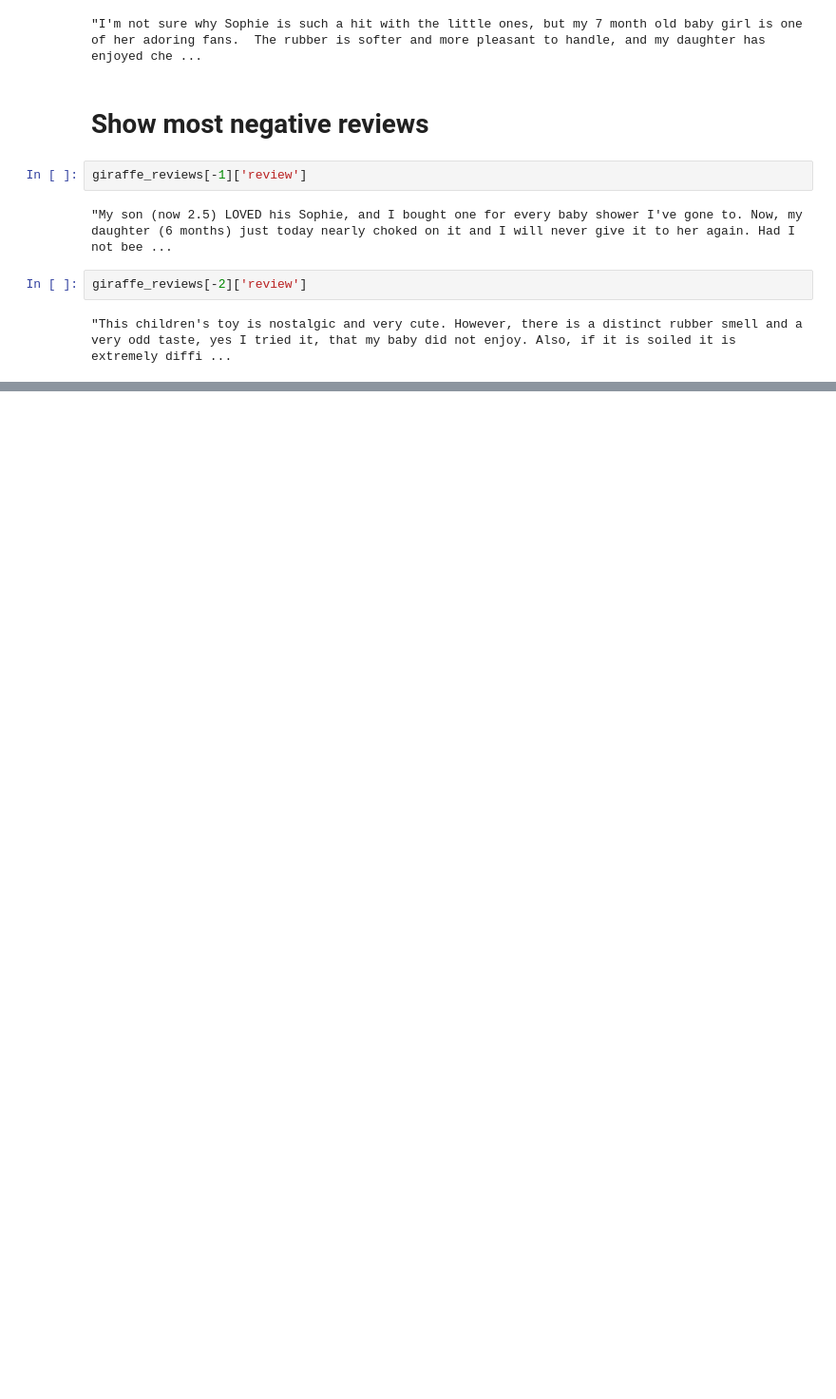
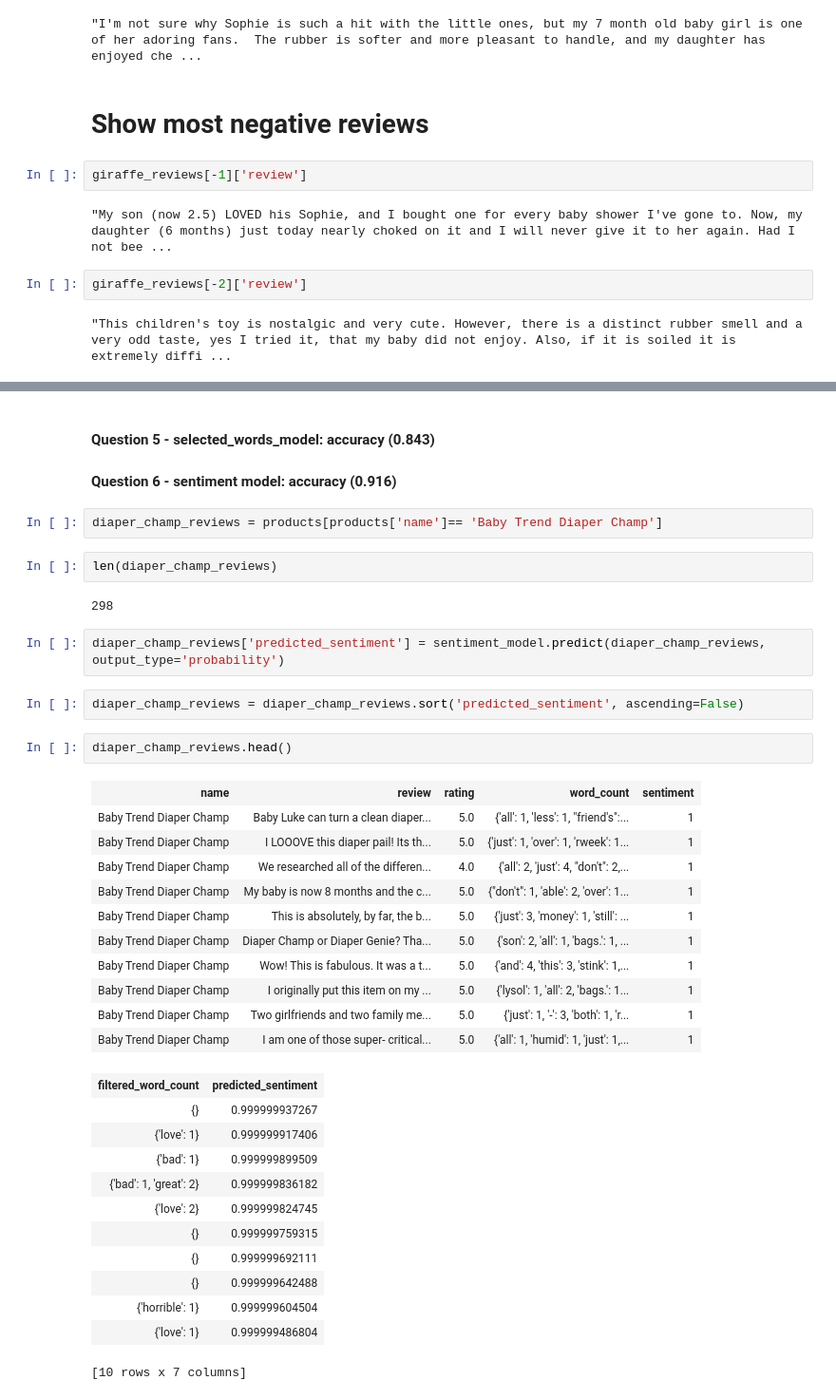
Before and after one commit to Collumbus/Machine_Learning_UW, a Jupyter notebook: Module_1-A_Case_Study_Approach/week_3/Analysing product sentiment.ipynb, the cells around one changed output, grey strips where cells are left out. Shown at 95% size. Drawn from its saved outputs; the diff is of its cells as text; blank space fills up the shorter version.

```diff
--- a/Module_1-A_Case_Study_Approach/week_3/Analysing product sentiment.ipynb
+++ b/Module_1-A_Case_Study_Approach/week_3/Analysing product sentiment.ipynb
@@ -192,0 +301,39 @@ giraffe_reviews[-2]['review']
+# %% [markdown]
+#### Question 5 - selected_words_model: accuracy (0.843)
+#### Question 6 - sentiment model: accuracy (0.916)
+# %%
+diaper_champ_reviews = products[products['name']== 'Baby Trend Diaper Champ']
+# %%
+len(diaper_champ_reviews)
+# %% [output]
+298
+# %%
+diaper_champ_reviews['predicted_sentiment'] = sentiment_model.predict(diaper_champ_reviews, output_type='probability')
+# %%
+diaper_champ_reviews = diaper_champ_reviews.sort('predicted_sentiment', ascending=False)
+# %%
+diaper_champ_reviews.head()
+# %% [output]
+| name | review | rating | word_count | sentiment |
+| Baby Trend Diaper Champ | Baby Luke can turn a clean diaper... | 5.0 | {'all': 1, 'less': 1, "friend's":... | 1 |
+| Baby Trend Diaper Champ | I LOOOVE this diaper pail! Its th... | 5.0 | {'just': 1, 'over': 1, 'rweek': 1... | 1 |
+| Baby Trend Diaper Champ | We researched all of the differen... | 4.0 | {'all': 2, 'just': 4, "don't": 2,... | 1 |
+| Baby Trend Diaper Champ | My baby is now 8 months and the c... | 5.0 | {"don't": 1, 'able': 2, 'over': 1... | 1 |
+| Baby Trend Diaper Champ | This is absolutely, by far, the b... | 5.0 | {'just': 3, 'money': 1, 'still': ... | 1 |
+| Baby Trend Diaper Champ | Diaper Champ or Diaper Genie? Tha... | 5.0 | {'son': 2, 'all': 1, 'bags.': 1, ... | 1 |
+| Baby Trend Diaper Champ | Wow! This is fabulous. It was a t... | 5.0 | {'and': 4, 'this': 3, 'stink': 1,... | 1 |
+| Baby Trend Diaper Champ | I originally put this item on my ... | 5.0 | {'lysol': 1, 'all': 2, 'bags.': 1... | 1 |
+| Baby Trend Diaper Champ | Two girlfriends and two family me... | 5.0 | {'just': 1, '-': 3, 'both': 1, 'r... | 1 |
+| Baby Trend Diaper Champ | I am one of those super- critical... | 5.0 | {'all': 1, 'humid': 1, 'just': 1,... | 1 |
+| filtered_word_count | predicted_sentiment |
+| {} | 0.999999937267 |
+| {'love': 1} | 0.999999917406 |
+| {'bad': 1} | 0.999999899509 |
+| {'bad': 1, 'great': 2} | 0.999999836182 |
+| {'love': 2} | 0.999999824745 |
+| {} | 0.999999759315 |
+| {} | 0.999999692111 |
+| {} | 0.999999642488 |
+| {'horrible': 1} | 0.999999604504 |
+| {'love': 1} | 0.999999486804 |
+[10 rows x 7 columns]
```
Also changed, not shown: parts of 18 cells of this notebook, 7 other files.
